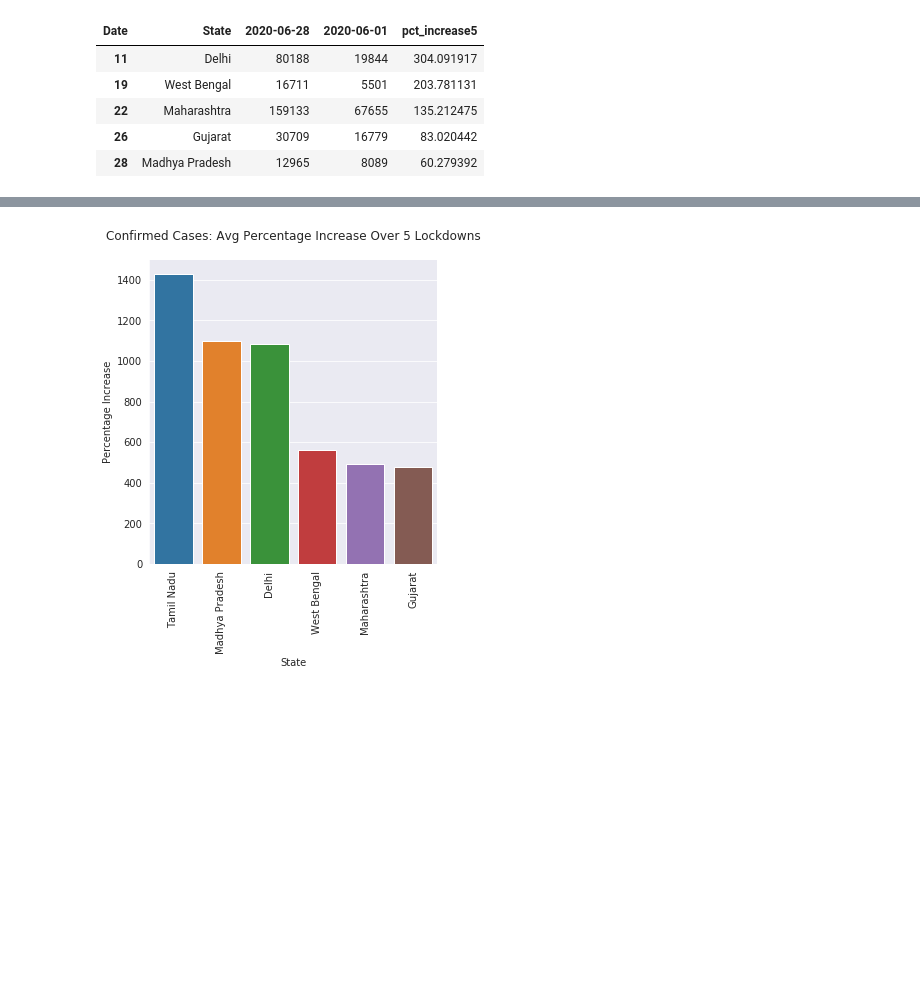
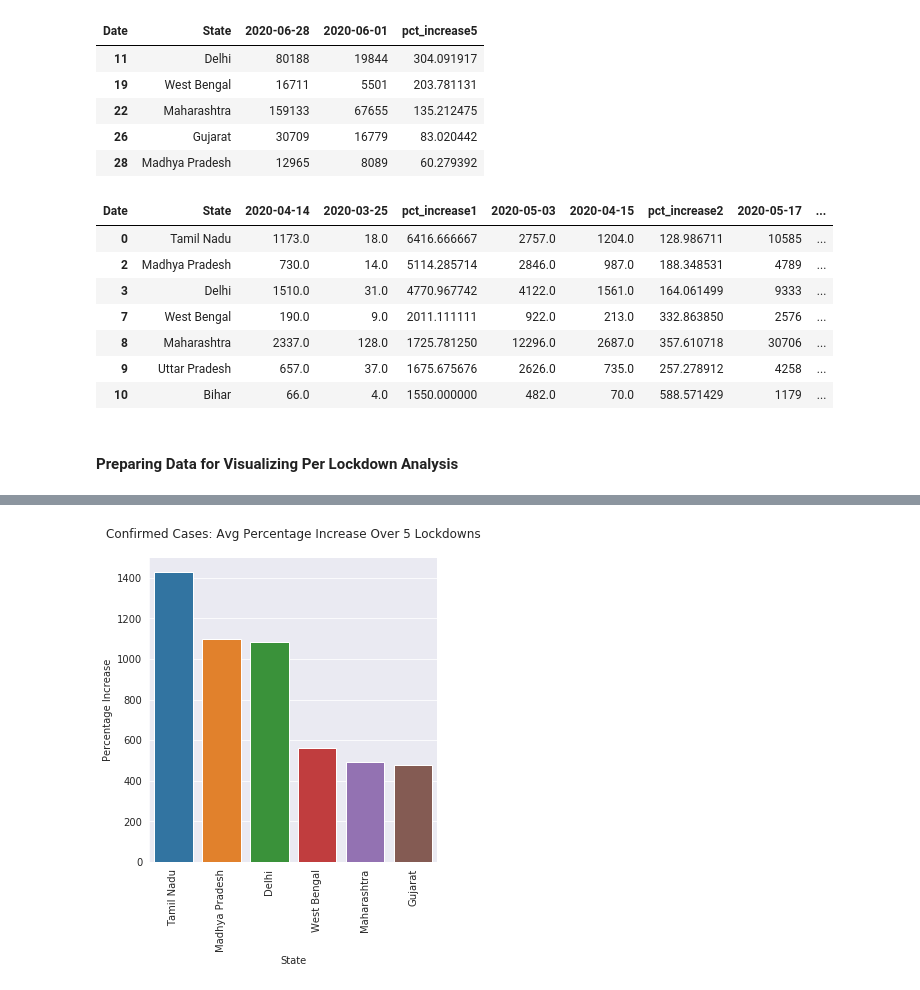
Before and after one commit to akashpshah/Covid19_Analysis, a Jupyter notebook: notebooks/Covid_19_India_Analysis_Part_1.ipynb, the cells around one changed output, grey strips where cells are left out. Drawn from its saved outputs; the diff is of its cells as text; code cells hidden in the pictures; blank space fills up the shorter version.

```diff
--- a/notebooks/Covid_19_India_Analysis_Part_1.ipynb
+++ b/notebooks/Covid_19_India_Analysis_Part_1.ipynb
@@ -945,0 +950,13 @@ df_final = reduce(lambda left,right: pd.merge(left,right,on='State'), df_list)
+# %%
+df_final[df_final.State.isin(main_states)]
+# %% [output]
+| Date | State | 2020-04-14 | 2020-03-25 | pct_increase1 | 2020-05-03 | 2020-04-15 | pct_increase2 | 2020-05-17 | ... |
+| 0 | Tamil Nadu | 1173.0 | 18.0 | 6416.666667 | 2757.0 | 1204.0 | 128.986711 | 10585 | ... |
+| 2 | Madhya Pradesh | 730.0 | 14.0 | 5114.285714 | 2846.0 | 987.0 | 188.348531 | 4789 | ... |
+| 3 | Delhi | 1510.0 | 31.0 | 4770.967742 | 4122.0 | 1561.0 | 164.061499 | 9333 | ... |
+| 7 | West Bengal | 190.0 | 9.0 | 2011.111111 | 922.0 | 213.0 | 332.863850 | 2576 | ... |
+| 8 | Maharashtra | 2337.0 | 128.0 | 1725.781250 | 12296.0 | 2687.0 | 357.610718 | 30706 | ... |
+| 9 | Uttar Pradesh | 657.0 | 37.0 | 1675.675676 | 2626.0 | 735.0 | 257.278912 | 4258 | ... |
+| 10 | Bihar | 66.0 | 4.0 | 1550.000000 | 482.0 | 70.0 | 588.571429 | 1179 | ... |
+# %% [markdown]
+#### Preparing Data for Visualizing Per Lockdown Analysis
```
Also changed, not shown: parts of 67 cells of this notebook.
